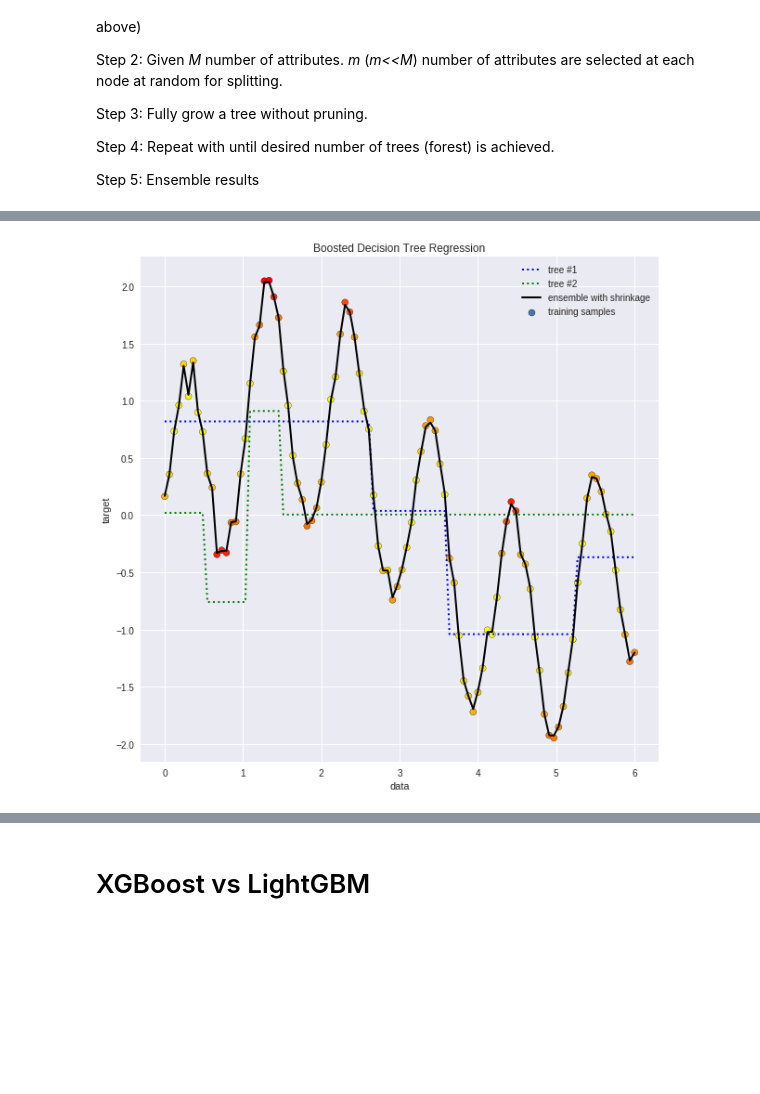
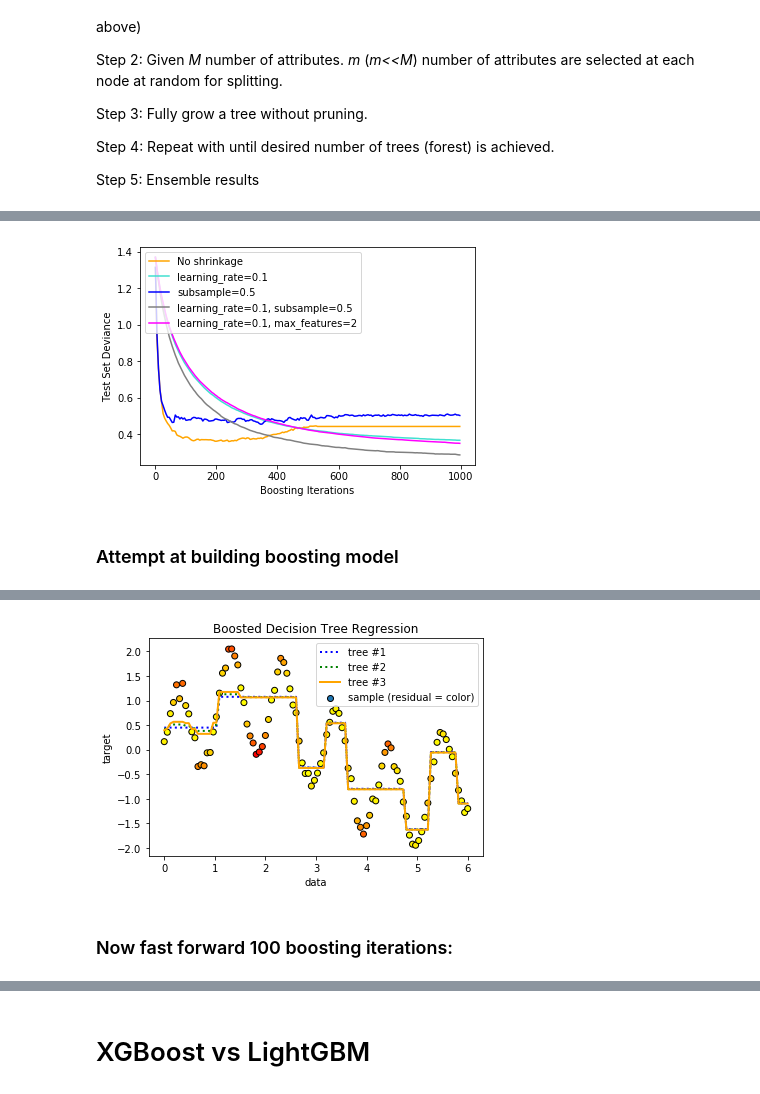
Before and after one commit to reuben-li/ml-snippets, a Jupyter notebook: tree-based/Gradient+Boosting.ipynb, the cells around one changed output, grey strips where cells are left out. Cells and saved outputs as stored; diff of their text form; code cells hidden in the pictures; blank space fills up the shorter version.

```diff
--- a/tree-based/Gradient+Boosting.ipynb
+++ b/tree-based/Gradient+Boosting.ipynb
@@ -73,3 +229,7 @@ But gradient boost treats it as this 12(y−F(x))2， so gradient descent method
+# %%
+regu()
+# %% [output]
+[figure, added]
 # %%
 from sklearn.tree import DecisionTreeRegressor
 from sklearn.ensemble import AdaBoostRegressor
@@ -89,40 +243,39 @@ def ensemble(y1, y2, shrinkage):
+# %% [markdown]
+### Attempt at building boosting model
 # %%
 # Fit regression model
-
-regr_1 = DecisionTreeRegressor(max_depth=2)
-#regr_2 = GradientBoostingRegressor('ls',
-#                          n_estimators=2, random_state=rng)
-regr_4 = GradientBoostingRegressor('ls', max_depth=2,
-                          n_estimators=500, random_state=rng)
-
+regr_1 = DecisionTreeRegressor(max_depth=3)
 regr_1.fit(X, y)
-# regr_2.fit(X, y)
-regr_4.fit(X, y)
 
 # Predict
 y_1 = regr_1.predict(X)
 col = loss(y_1)
-print(sum(col))
+print("base model loss: " + str(sum(col)))
 
-#regr_1.fit(X, y, sample_weight=col )
 regr_1.fit(X, y - y_1)
-y_2 = regr_1.predict(X)
-col2 = 0.5*((y-y_2)**2)
-print(sum(col2))
+h_1 = regr_1.predict(X)
 
-y_3 = ensemble(y_1, y_2, 0.1)
-col3 = 0.5*((y-y_3)**2)
-print(sum(col3))
+y_2 = ensemble(y_1, h_1, 0.1)
+col2 = loss(y_2)
+print("2nd model loss: " + str(sum(col2)))
 
-y_4 = regr_4.predict(X)
+regr_1.fit(X, y - y_2)
+h_2 = regr_1.predict(X)
+
+y_3 = ensemble(y_2, h_2, 0.1)
+col3 = loss(y_3)
+print("3rd model loss: " + str(sum(col3)))
+
 
 # Plot the results
 plt.figure()
-plt.scatter(X, y, c=col, label="training samples", edgecolor="black",
+plt.scatter(X, y, c=col, label="sample (residual = color)", edgecolor="black",
             cmap=plt.get_cmap('autumn_r'))
 plt.plot(X, y_1, linestyle=':', c="blue", label="tree #1", linewidth=2)
+# plt.plot(X, y_2, linestyle=':', c="green", label="residuals", linewidth=2)
 plt.plot(X, y_2, linestyle=':', c="green", label="tree #2", linewidth=2)
-plt.plot(X, y_4, c="black", label="ensemble with shrinkage", linewidth=2)
+plt.plot(X, y_3, c="orange", label="tree #3", linewidth=2)
+
 plt.xlabel("data")
 plt.ylabel("target")
 plt.title("Boosted Decision Tree Regression")
@@ -135,4 +288,6 @@ plt.show()
-[figure, old version]
+[figure, new version]
+# %% [markdown]
+### Now fast forward 100 boosting iterations:
 # %%
 col = col3
 y_n = y_3
```
Also changed, not shown: parts of 16 cells of this notebook.
